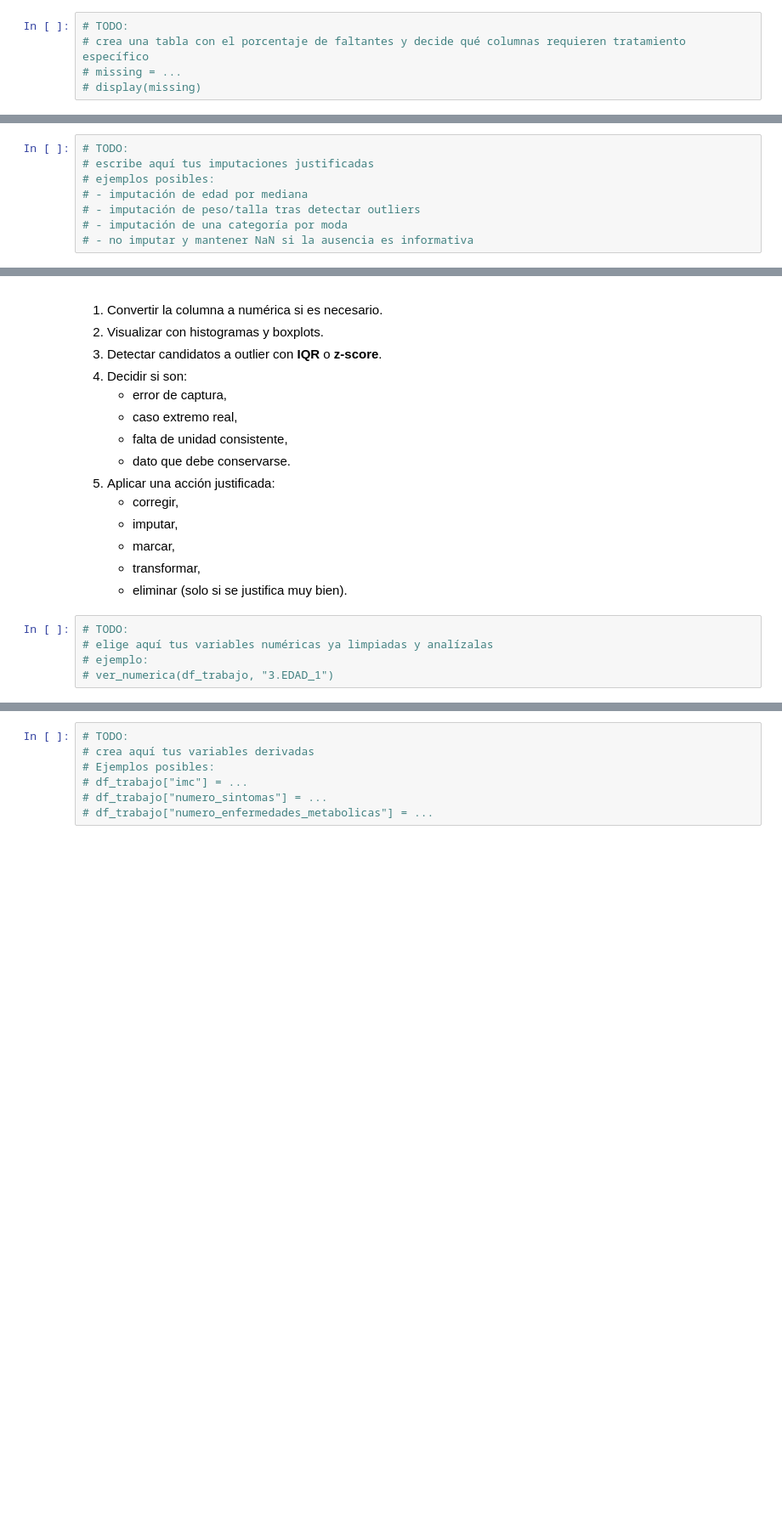
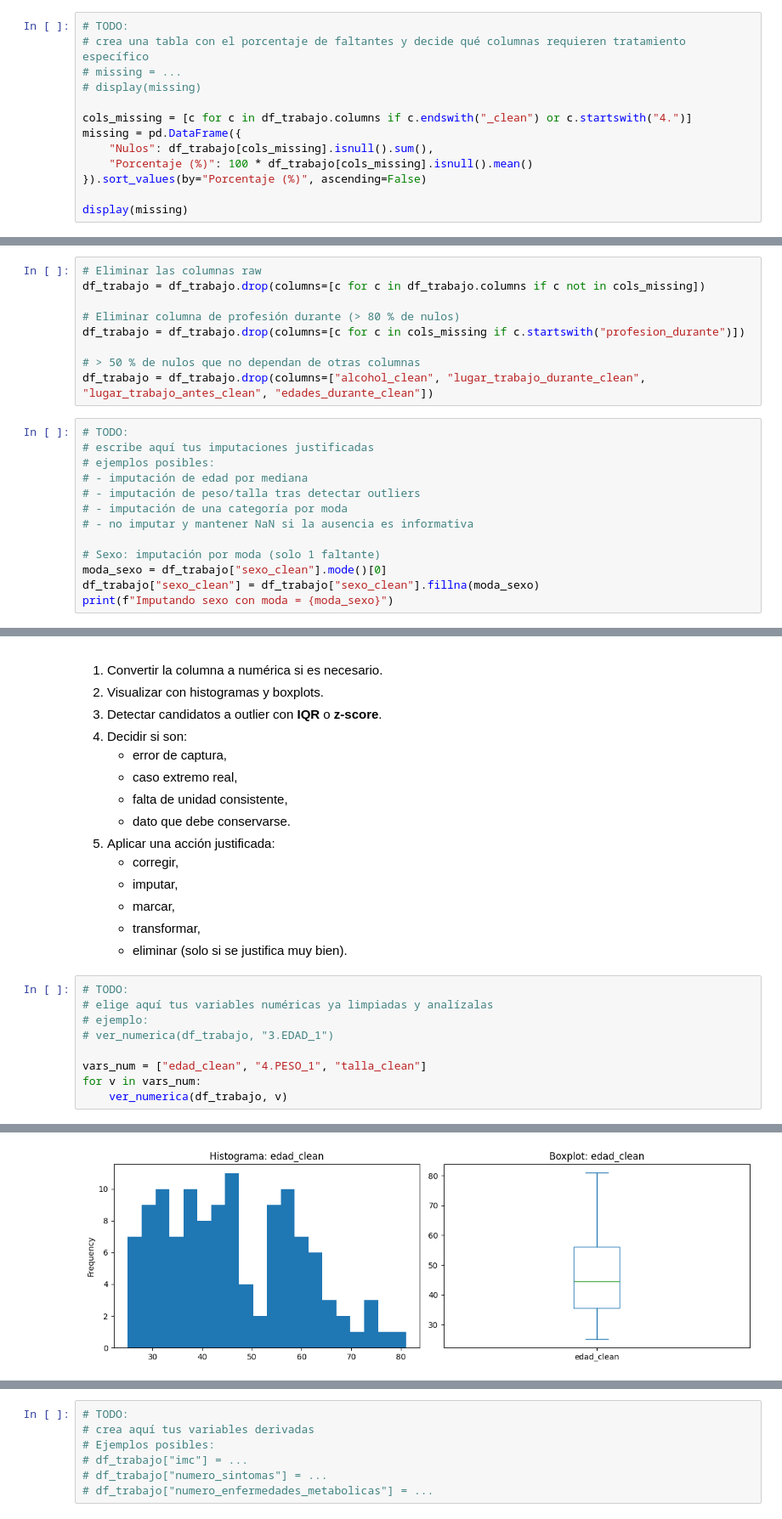
Before and after one commit to mxgueladrx/uma-25-26-2, a Jupyter notebook: AC1/Practica1/Notebook_Limpieza_EncuestaCOVID_ENUNCIADO.ipynb, the cells around one changed output, grey strips where cells are left out. Shown at 85% size. Drawn from its saved outputs; the diff is of its cells as text; blank space fills up the shorter version.

```diff
--- a/AC1/Practica1/Notebook_Limpieza_EncuestaCOVID_ENUNCIADO.ipynb
+++ b/AC1/Practica1/Notebook_Limpieza_EncuestaCOVID_ENUNCIADO.ipynb
@@ -898,3 +1331,11 @@ Tras la limpieza básica, debes estudiar **qué columnas tienen faltantes** y de
 # crea una tabla con el porcentaje de faltantes y decide qué columnas requieren tratamiento específico
 # missing = ...
 # display(missing)
+
+cols_missing = [c for c in df_trabajo.columns if c.endswith("_clean") or c.startswith("4.")]
+missing = pd.DataFrame({
+    "Nulos": df_trabajo[cols_missing].isnull().sum(),
+    "Porcentaje (%)": 100 * df_trabajo[cols_missing].isnull().mean()
+}).sort_values(by="Porcentaje (%)", ascending=False)
+
+display(missing)
@@ -901,3 +1356,12 @@ Tras la limpieza básica, debes estudiar **qué columnas tienen faltantes** y de
+# %%
+# Eliminar las columnas raw
+df_trabajo = df_trabajo.drop(columns=[c for c in df_trabajo.columns if c not in cols_missing])
+
+# Eliminar columna de profesión durante (> 80 % de nulos)
+df_trabajo = df_trabajo.drop(columns=[c for c in cols_missing if c.startswith("profesion_durante")])
+
+# > 50 % de nulos que no dependan de otras columnas
+df_trabajo = df_trabajo.drop(columns=["alcohol_clean", "lugar_trabajo_durante_clean", "lugar_trabajo_antes_clean", "edades_durante_clean"])
 # %%
 # TODO:
 # escribe aquí tus imputaciones justificadas
@@ -906,6 +1370,11 @@ Tras la limpieza básica, debes estudiar **qué columnas tienen faltantes** y de
 # - imputación de peso/talla tras detectar outliers
 # - imputación de una categoría por moda
 # - no imputar y mantener NaN si la ausencia es informativa
+
+# Sexo: imputación por moda (solo 1 faltante)
+moda_sexo = df_trabajo["sexo_clean"].mode()[0]
+df_trabajo["sexo_clean"] = df_trabajo["sexo_clean"].fillna(moda_sexo)
+print(f"Imputando sexo con moda = {moda_sexo}")
 # %% [markdown]
 # 8. Detección y tratamiento de outliers
 
@@ -941,3 +1410,8 @@ Debes aplicar este análisis, al menos, a las variables numéricas que finalment
 # elige aquí tus variables numéricas ya limpiadas y analízalas
 # ejemplo:
 # ver_numerica(df_trabajo, "3.EDAD_1")
+
+vars_num = ["edad_clean", "4.PESO_1", "talla_clean"]
+for v in vars_num:
+    ver_numerica(df_trabajo, v)
+# %% [output]
@@ -943,0 +1427 @@ Debes aplicar este análisis, al menos, a las variables numéricas que finalment
+[figure, added]
```
Also changed, not shown: parts of 15 cells of this notebook, 1 other file.
